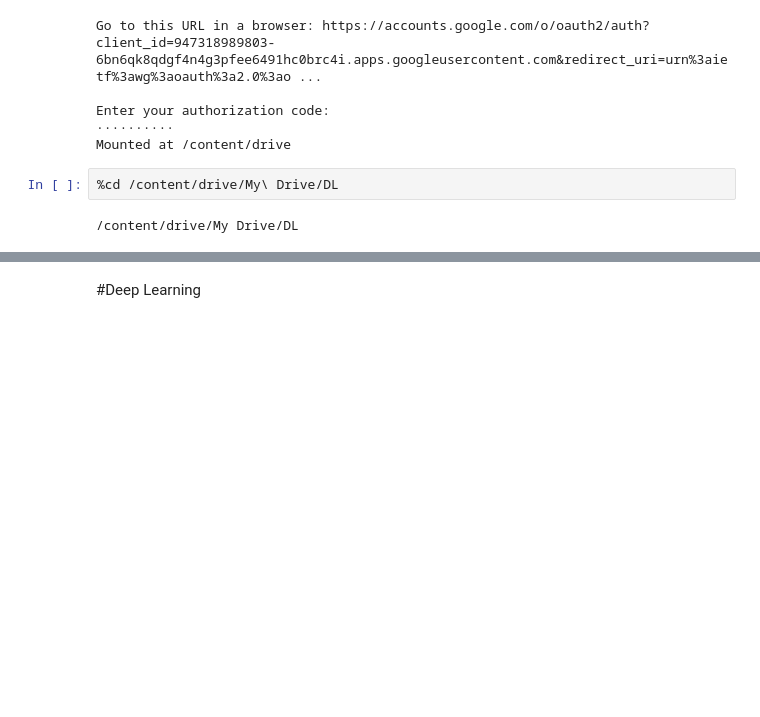
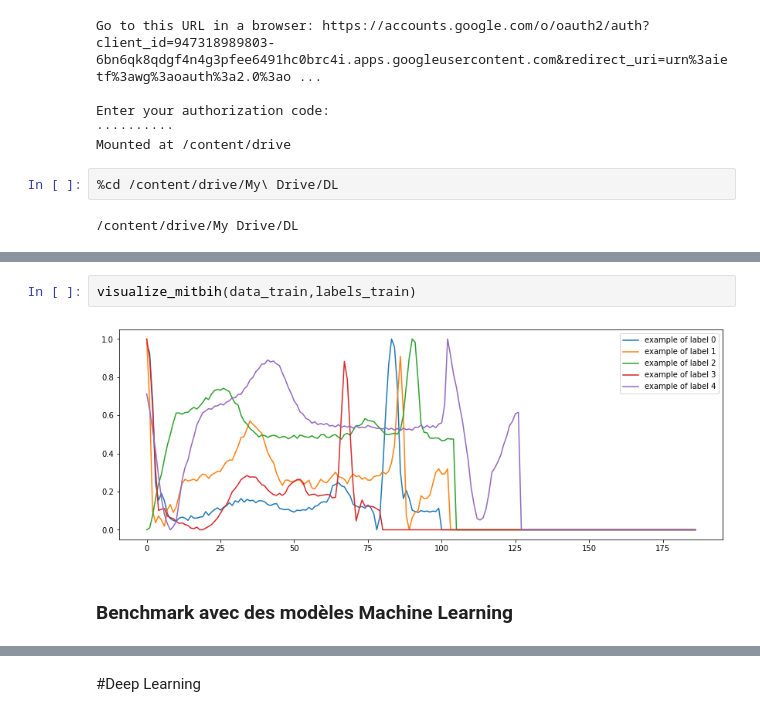
Before and after one commit to Benoitane/Deep-learning, a Jupyter notebook: DL_projet.ipynb, the cells around one changed output, grey strips where cells are left out. Drawn from its saved outputs; the diff is of its cells as text; blank space fills up the shorter version.

```diff
--- a/DL_projet.ipynb
+++ b/DL_projet.ipynb
@@ -222,0 +96,6 @@ weighted avg       0.97      0.97      0.97     21892
+# %%
+visualize_mitbih(data_train,labels_train)
+# %% [output]
+[figure, added]
+# %% [markdown]
+### Benchmark avec des modèles Machine Learning
```
Also changed, not shown: parts of 115 cells of this notebook, 4 other files.
